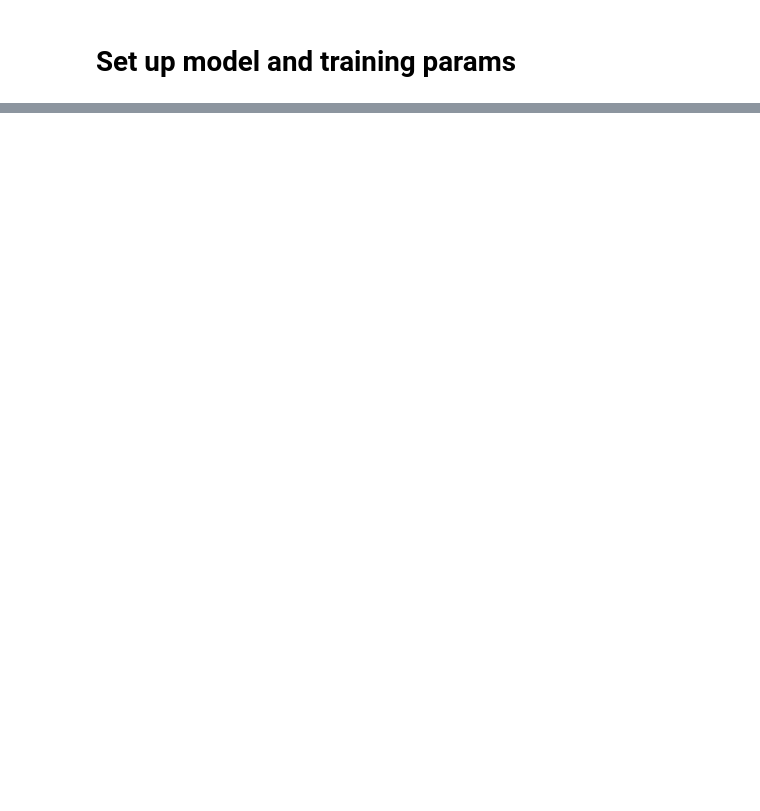
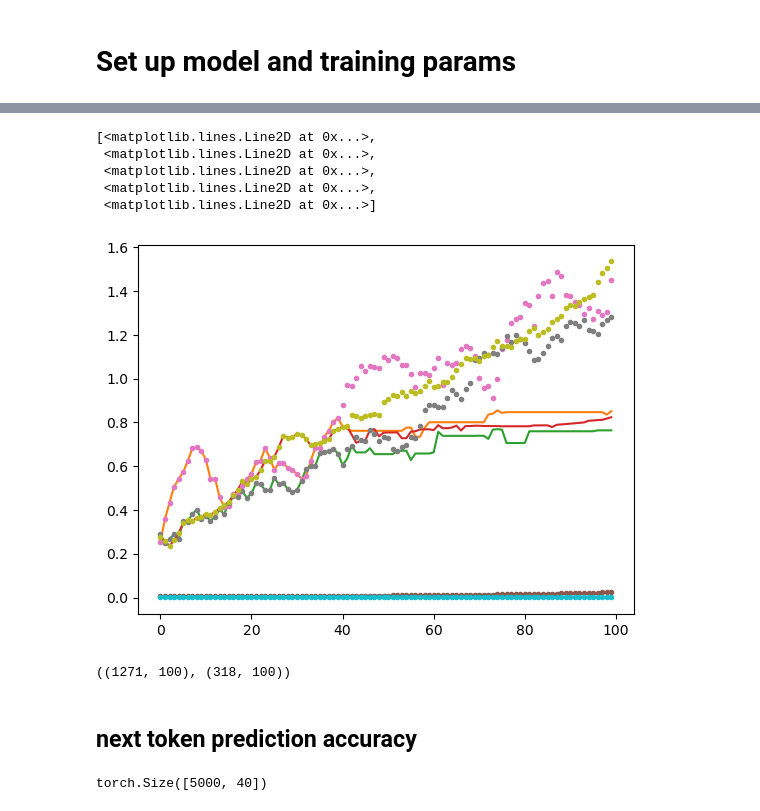
Before and after one commit to seyedasadzadeh/degradation-transformer, a Jupyter notebook: main.ipynb, the cells around one changed output, grey strips where cells are left out. Drawn from its saved outputs; the diff is of its cells as text; code cells hidden in the pictures; blank space fills up the shorter version.

```diff
--- a/main.ipynb
+++ b/main.ipynb
@@ -258,0 +156,10 @@ array([[0.00248695, 0.00253529, 0.00258505, 0.00263628, 0.00268904],
+# %%
+plt.plot(learner.predict(train_episodes[-5:,:context_window], num_periods=100-context_window).T)
+plt.plot(train_episodes[-5:, ].T, '.')
+# %% [output]
+[<matplotlib.lines.Line2D at 0x...>,
+ <matplotlib.lines.Line2D at 0x...>,
+ <matplotlib.lines.Line2D at 0x...>,
+ <matplotlib.lines.Line2D at 0x...>,
+ <matplotlib.lines.Line2D at 0x...>]
+[figure, added]
@@ -258,0 +201,16 @@ array([[0.00248695, 0.00253529, 0.00258505, 0.00263628, 0.00268904],
+# %%
+train_episodes.shape, test_episodes.shape
+# %% [output]
+((1271, 100), (318, 100))
+# %% [markdown]
+## next token prediction accuracy
+# %%
+dataset_raw= TimeSeriesDatasetRaw(train_episodes, context_window=context_window, vocab_size=vocab_size)
+x_batch, y_batch = dataset_raw[range(5_000)]
+
+
+print(x_batch.shape)
+
+y_predict = learner.predict(x_batch, num_periods=1)[:, -1]
+# %% [output]
+torch.Size([5000, 40])
```
Also changed, not shown: parts of 26 cells of this notebook, 1 other file.
